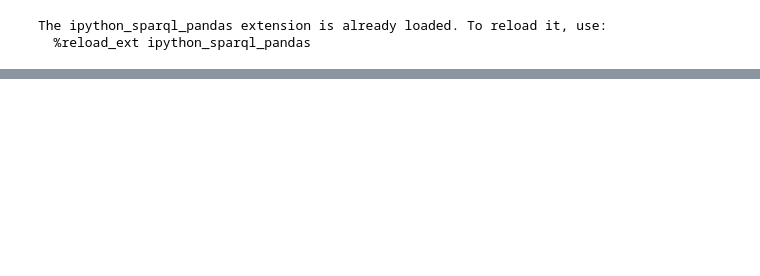
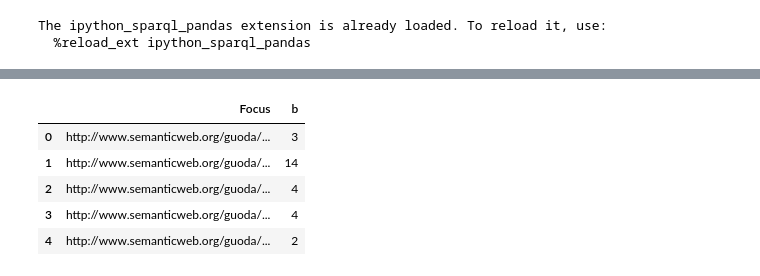
Before and after one commit to guoda23/KDproject, a Jupyter notebook: KDProject75.ipynb, the cells around one changed output, grey strips where cells are left out. Cells and saved outputs as stored; diff of their text form; code cells hidden in the pictures; blank space fills up the shorter version.

```diff
--- a/KDProject75.ipynb
+++ b/KDProject75.ipynb
@@ -27,0 +34,17 @@ The ipython_sparql_pandas extension is already loaded. To reload it, use:
+# %%
+%%sparql http://DESKTOP-TRJNVQU:7200/repositories/projectkd -s MartialArt
+PREFIX ma: <http://www.semanticweb.org/guoda/ontologies/2021/9/untitled-ontology-44#>
+PREFIX rdf: <http://www.w3.org/1999/02/22-rdf-syntax-ns#>
+PREFIX rdfs: <http://www.w3.org/2000/01/rdf-schema#>
+select ?Focus (count(*) as ?b) where {
+    ?s rdf:type ma:ChineseMartialArt .
+    ?s rdfs:label ?Name .
+    ?s ma:primaryTechnicalFocus ?Focus
+} group by ?Focus
+# %% [output]
+|  | Focus | b |
+| 0 | http://www.semanticweb.org/guoda/... | 3 |
+| 1 | http://www.semanticweb.org/guoda/... | 14 |
+| 2 | http://www.semanticweb.org/guoda/... | 4 |
+| 3 | http://www.semanticweb.org/guoda/... | 4 |
+| 4 | http://www.semanticweb.org/guoda/... | 2 |
```
Also changed, not shown: parts of 18 cells of this notebook.
